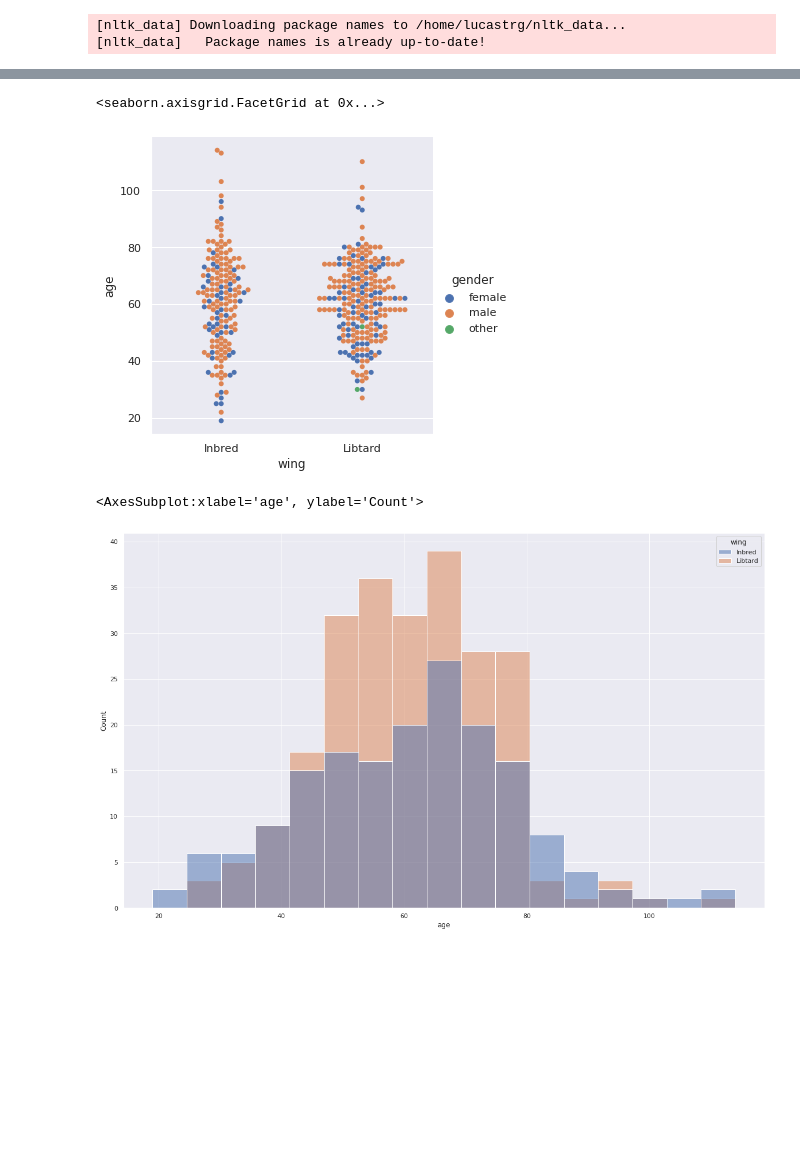
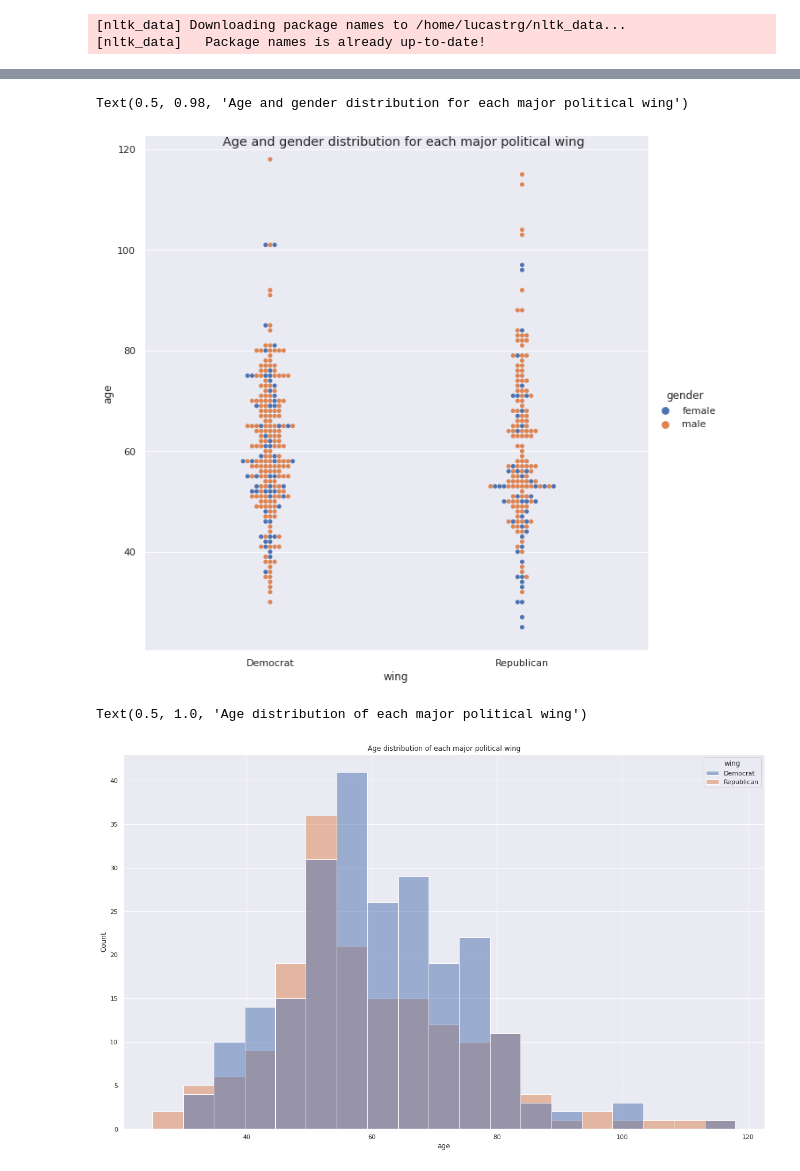
Before and after one commit to epfl-ada/ada-2021-project-adada-sur-mon-bidet, a Jupyter notebook: wikipedia.ipynb, the cells around one changed output, grey strips where cells are left out. Saved outputs shown, nothing was run; the diff lists cells and outputs as text; code cells hidden in the pictures; blank space fills up the shorter version.

```diff
--- a/wikipedia.ipynb
+++ b/wikipedia.ipynb
@@ -192,11 +175,11 @@ def pol_compass_from_wiki(speakers_content, discrete = True):
             for line in s.split("\n"):
                 if "| party" in line:
                     if any(x in line for x in dem_words):
-                        yield speaker, ("Libtard", -1)
+                        yield speaker, ("Democrat", -1)
                         yielded = True
                     elif any(x in line for x in rep_words):
                         yielded = True
-                        yield speaker, ("Inbred", -1)
+                        yield speaker, ("Republican", -1)
 
             if not yielded:
 
@@ -204,11 +187,10 @@ def pol_compass_from_wiki(speakers_content, discrete = True):
                 rep= sum(s.count(x) for x in rep_words)
                 total = rep+dem
                 if total:
-                    yield speaker, ("Libtard" if dem>rep else "Inbred", total)
+                    yield speaker, ("Democrat" if dem>rep else "Republican", total)
     else:
         dem_words=["democrat", "left-wing", "liberal"]
         rep_words =["republican", "conservative", "right-wing"]
-
 
         for speaker in speakers_content:
             yielded = False
@@ -393,13 +373,13 @@ df.wing = df.wing.astype( "category")
 df.gender = df.gender.astype("category")
 # %%
 sns.set(rc={'figure.figsize':(20,12)})
-sns.catplot(x="wing", y="age", hue="gender", kind="swarm", data=df)
+sns.catplot(x="wing", y="age", hue="gender", kind="swarm", data=df, height=9).fig.suptitle("Age and gender distribution for each major political wing")
 # %% [output]
-<seaborn.axisgrid.FacetGrid at 0x...>
+Text(0.5, 0.98, 'Age and gender distribution for each major political wing')
-[figure, old version]
+[figure, new version]
 # %%
-sns.histplot(data=df, x="age", hue="wing")
+sns.histplot(data=df, x="age", hue="wing").set_title("Age distribution of each major political wing")
 # %% [output]
-<AxesSubplot:xlabel='age', ylabel='Count'>
+Text(0.5, 1.0, 'Age distribution of each major political wing')
-[figure, old version]
+[figure, new version]
 # %%
```
Also changed, not shown: parts of 37 cells of this notebook, 3 other files.
